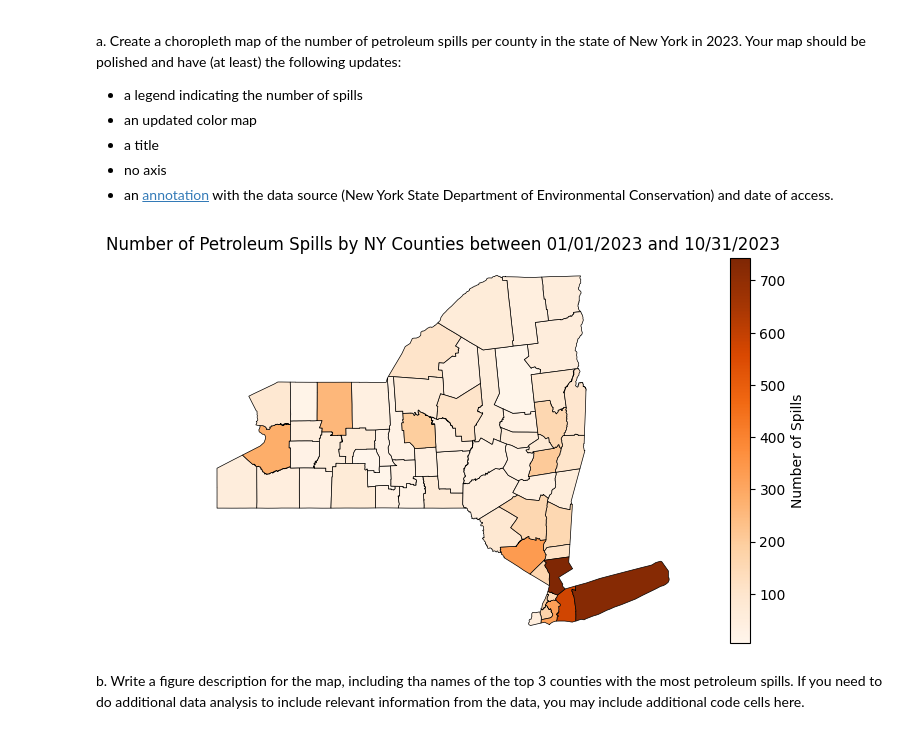
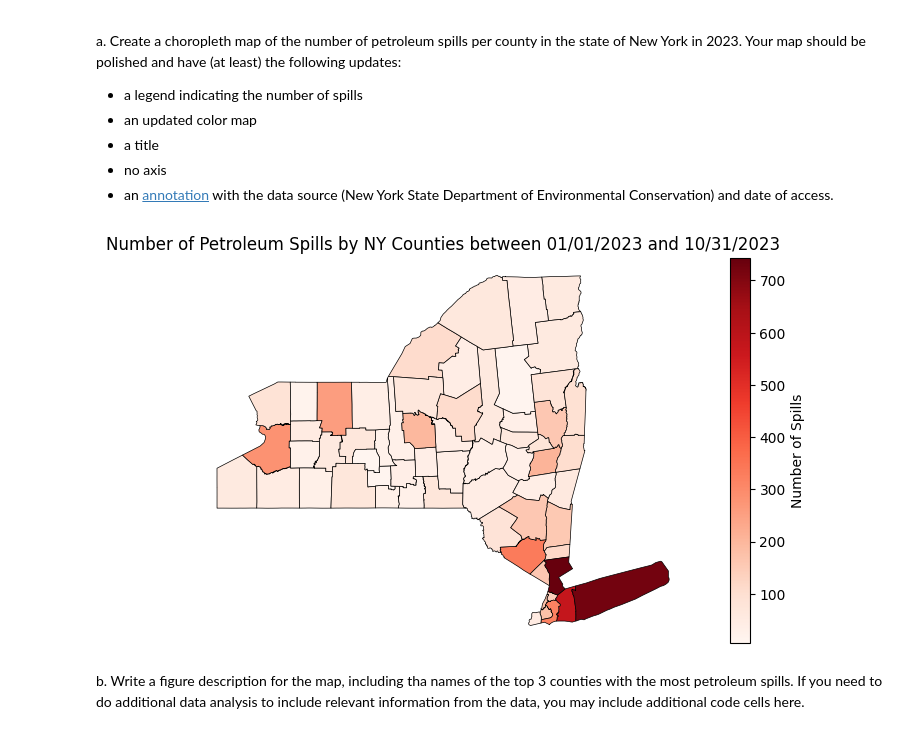
Before and after one commit to ceh58/eds220-hwk3, a Jupyter notebook: hwk3-task2-oil-spills.ipynb, the cells around one changed output. Saved outputs shown, nothing was run; the diff lists cells and outputs as text; code cells hidden in the pictures.

```diff
--- a/hwk3-task2-oil-spills.ipynb
+++ b/hwk3-task2-oil-spills.ipynb
@@ -453,8 +455,7 @@ From our previous exploration we know that Tuscarora Indian Reservation will not
 c. Since the Tuscarora Indian Reservation does not appear in the `ny_counties` dataframe, add one spill to Niagara county. Add the cells you need to make this update **and** verify that the dataframe was updated.
 # %%
 # c. Update Niagara county n_spills
-ny_counties.loc[ny_counties['county'] == 'Niagara', 'n_spills'] = 89
-ny_counties.loc[ny_counties['county'] == 'Niagara', 'n_spills']
+ny_counties.loc[ny_counties['county'] == 'Niagara', 'n_spills'] += 1
 ny_counties.loc[ny_counties['county'] == 'Niagara', 'n_spills'] == 89
 # %% [output]
 31    True
@@ -478,31 +479,29 @@ Your map should be polished and have (at least) the following updates:
 # %%
 # a. Map
 fig, ax = plt.subplots(figsize = (10,5)) # in inches
 
 # Remove axis for a cleaner map
 ax.axis('off')
 
 # Add title
 ax.set_title('Number of Petroleum Spills by NY Counties between 01/01/2023 and 10/31/2023', fontsize = 12)
 
 # Add annotation
-plt.annotate(text = "Data source: New York State Department of Environmental Conservation. Accessed: 2024-11-02.",
-            xy=(0,0),
-            horizontalalignment='center',
-            verticalalignment='bottom')
+ax.annotate(text = "Data source: New York State Department of Environmental Conservation. Accessed: 2024-11-02.",
+            xy=(0,0))
 
 # Add data
 ny_counties.plot(ax = ax,
                column = "n_spills",
                legend = True,
                edgecolors = 'black',
-               cmap = "Oranges",
+               cmap = "Reds",
                linewidth = 0.5,
                legend_kwds = {'label': 'Number of Spills'})
 
 plt.show()
 # %% [output]
-[figure, old version]
+[figure, new version]
 # %% [markdown]
 <!-- END QUESTION -->
 
```
Also changed, not shown: parts of 2 cells of this notebook.
